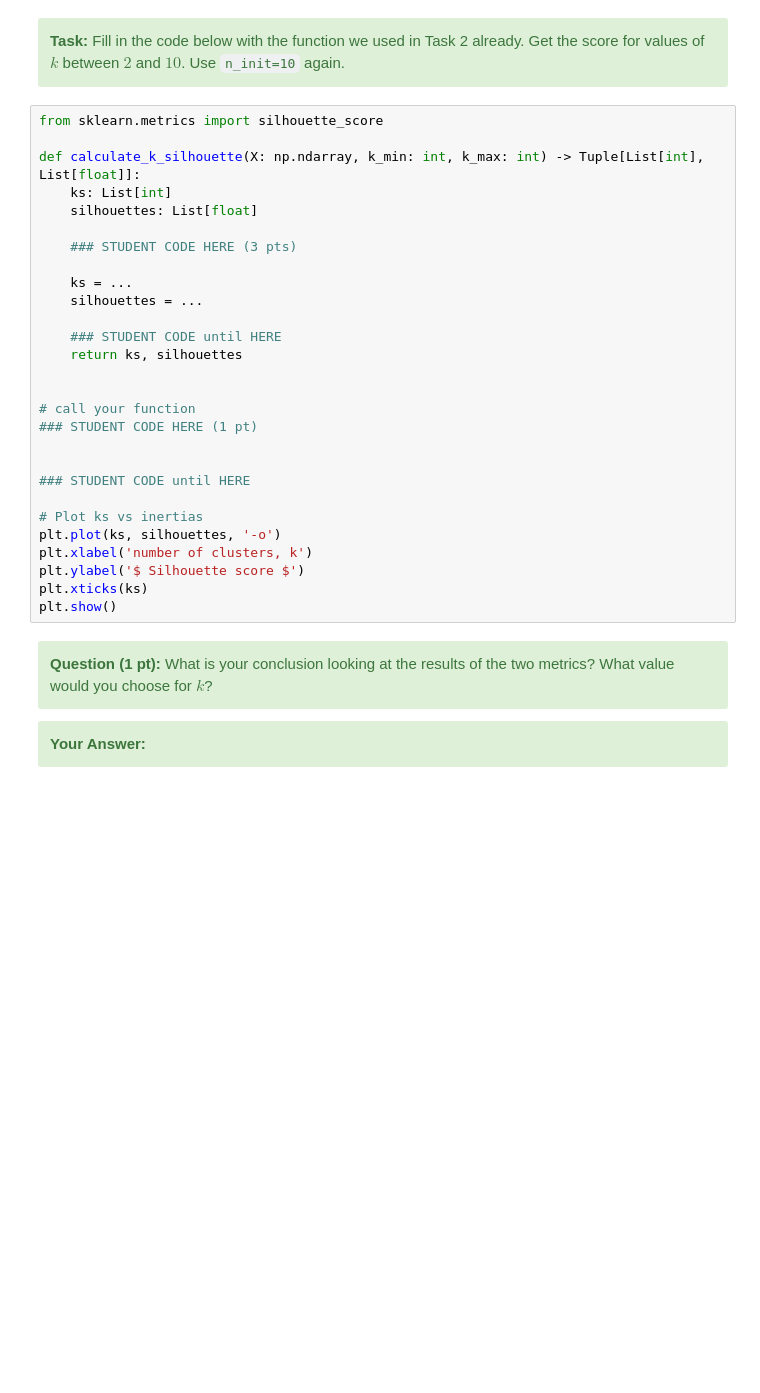
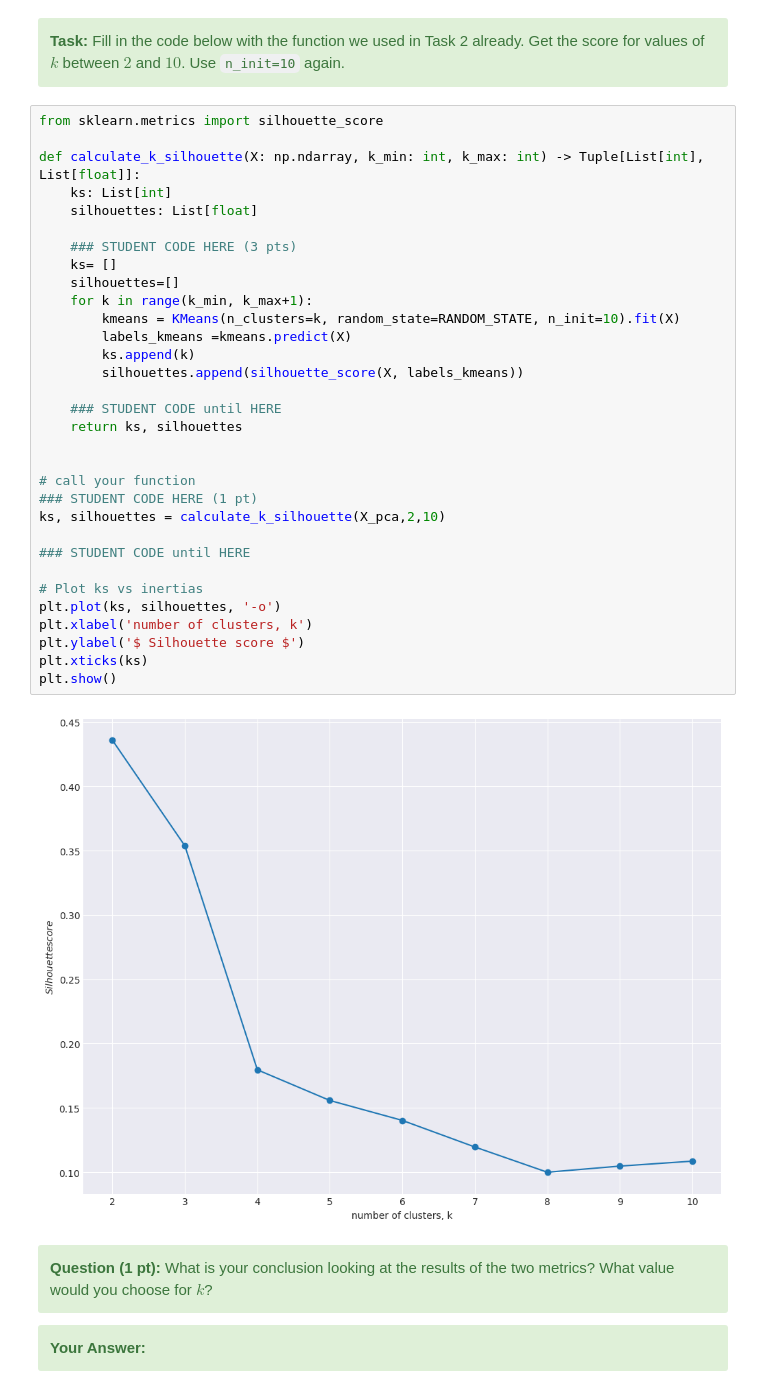
Before and after one commit to anton-seifert/LAMA, a Jupyter notebook: task-3-unsupervised-learning/3_pca_clustering.ipynb, the cells around one changed output. Saved outputs shown, nothing was run; the diff lists cells and outputs as text; blank space fills up the shorter version.

```diff
--- a/task-3-unsupervised-learning/3_pca_clustering.ipynb
+++ b/task-3-unsupervised-learning/3_pca_clustering.ipynb
@@ -383,31 +389,37 @@ Let's use the silhouette score to get a value for $k$.
 # %%
 from sklearn.metrics import silhouette_score
 
 def calculate_k_silhouette(X: np.ndarray, k_min: int, k_max: int) -> Tuple[List[int], List[float]]:
     ks: List[int]
     silhouettes: List[float]
 
     ### STUDENT CODE HERE (3 pts)
-
-    ks = ...
-    silhouettes = ...
+    ks= []
+    silhouettes=[]
+    for k in range(k_min, k_max+1):
+        kmeans = KMeans(n_clusters=k, random_state=RANDOM_STATE, n_init=10).fit(X)
+        labels_kmeans =kmeans.predict(X)
+        ks.append(k)
+        silhouettes.append(silhouette_score(X, labels_kmeans))
 
     ### STUDENT CODE until HERE
     return ks, silhouettes
 
 
 # call your function
 ### STUDENT CODE HERE (1 pt)
-
+ks, silhouettes = calculate_k_silhouette(X_pca,2,10)
 
 ### STUDENT CODE until HERE
 
 # Plot ks vs inertias
 plt.plot(ks, silhouettes, '-o')
 plt.xlabel('number of clusters, k')
 plt.ylabel('$ Silhouette score $')
 plt.xticks(ks)
 plt.show()
+# %% [output]
+[figure, added]
 # %% [markdown]
 <div class="alert alert-block alert-success">
 <b>Question (1 pt):</b> What is your conclusion looking at the results of the two metrics? What value would you choose for $k$?
```
Also changed, not shown: parts of 15 cells of this notebook.
